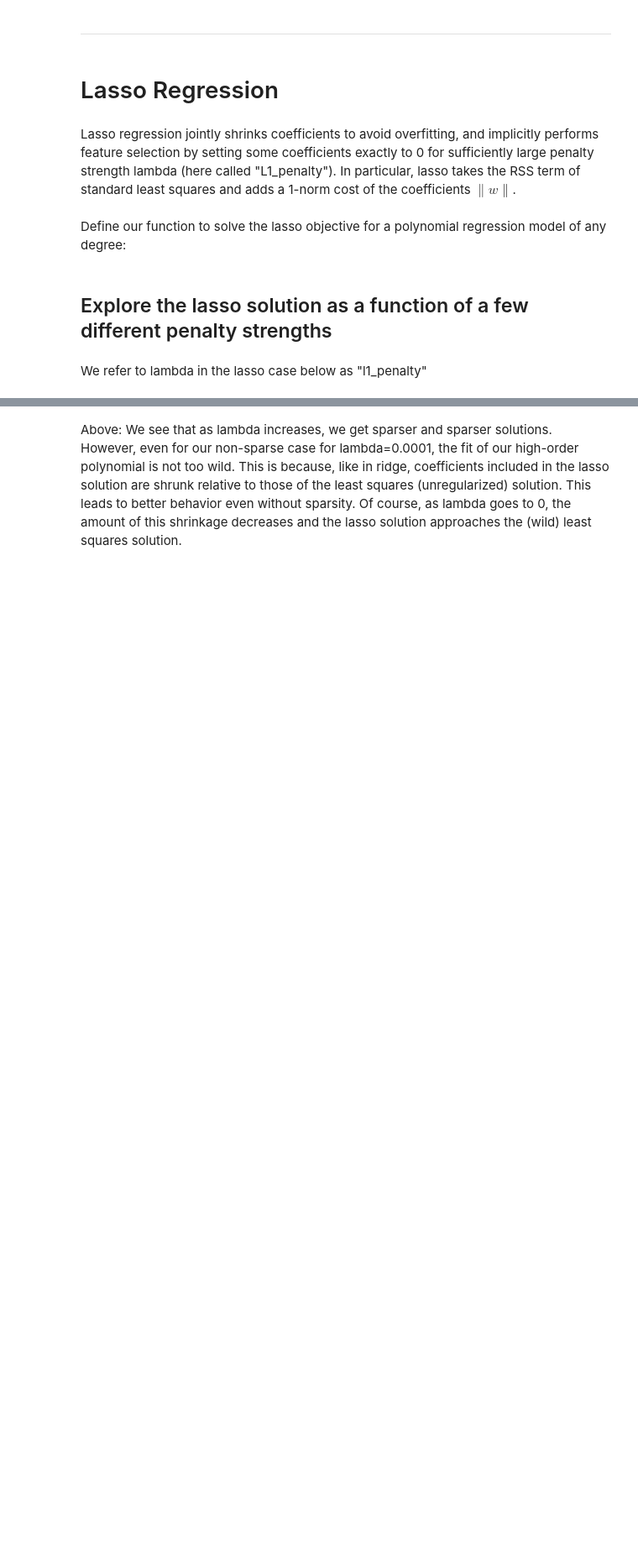
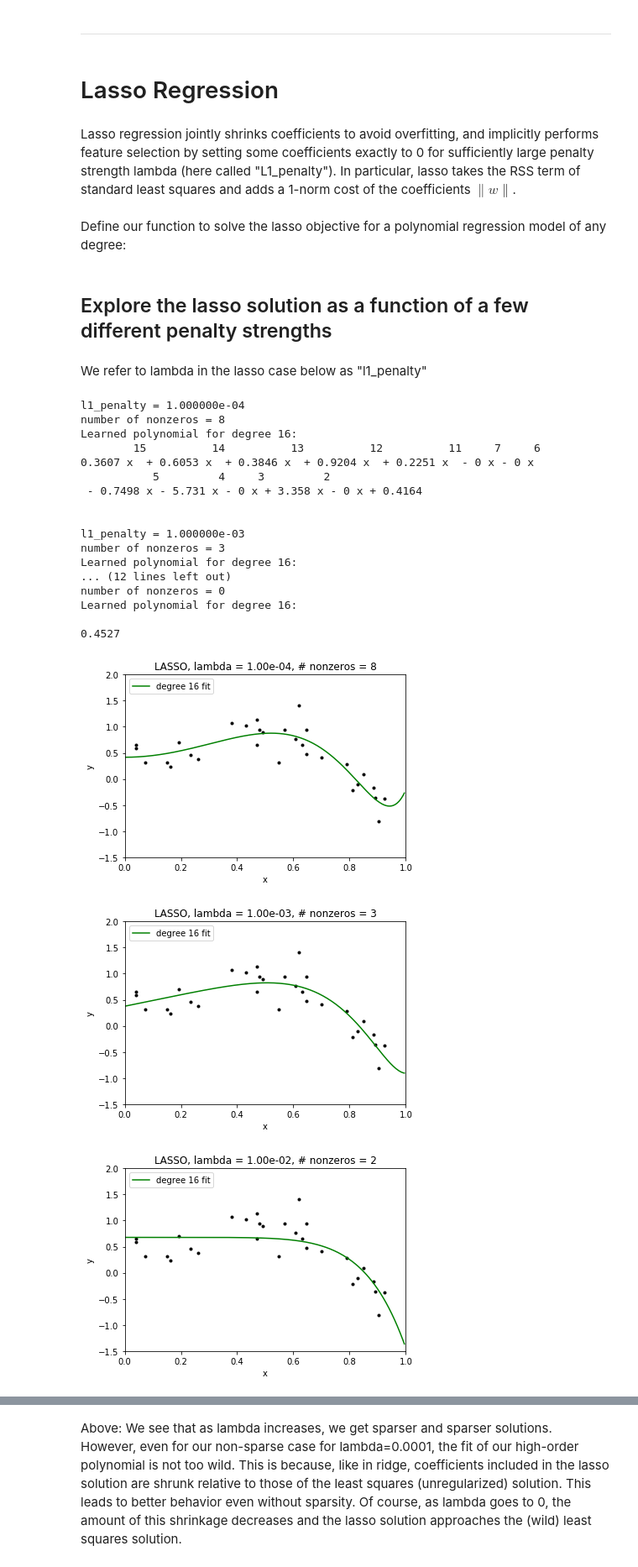
Before and after one commit to skywalker0803r/ML-MOOCs, a Jupyter notebook: uw-ml/regression/overfitting-demo-ridge-lasso.ipynb, the cells around one changed output, grey strips where cells are left out. Shown: that part at 84% size. Cells and saved outputs as stored; diff of their text form; code cells hidden in the pictures; blank space fills up the shorter version.

```diff
--- a/uw-ml/regression/overfitting-demo-ridge-lasso.ipynb
+++ b/uw-ml/regression/overfitting-demo-ridge-lasso.ipynb
@@ -318,24 +318,41 @@ Lasso regression jointly shrinks coefficients to avoid overfitting, and implicit
 Define our function to solve the lasso objective for a polynomial regression model of any degree:
 # %%
 def polynomial_lasso_regression(data, deg, l1_penalty):
-    model = graphlab.linear_regression.create(polynomial_features(data,deg),
-                                              target='Y', l2_penalty=0.,
-                                              l1_penalty=l1_penalty,
-                                              validation_set=None,
-                                              solver='fista', verbose=False,
-                                              max_iterations=3000, convergence_threshold=1e-10)
+    df = polynomial_features(data, deg)
+    model = Lasso(alpha=l1_penalty, normalize=True, max_iter=3000, tol=1e-10).fit(X=df.loc[:,'X1':], y=df.Y)
     return model
 # %% [markdown]
 ## Explore the lasso solution as a function of a few different penalty strengths
 # %% [markdown]
 We refer to lambda in the lasso case below as "l1_penalty"
 # %%
-for l1_penalty in [0.0001, 0.01, 0.1, 10]:
+for l1_penalty in [1e-4, 1e-3, 1e-2, 1e-1]:
     model = polynomial_lasso_regression(data, deg=16, l1_penalty=l1_penalty)
-    print 'l1_penalty = %e' % l1_penalty
-    print 'number of nonzeros = %d' % (model.coefficients['value']).nnz()
+    print('l1_penalty = %e' % l1_penalty)
+    print('number of nonzeros = %d' % np.count_nonzero(model.coef_))
     print_coefficients(model)
-    print '\n'
+    print('\n')
     plt.figure()
     plot_poly_predictions(data,model)
-    plt.title('LASSO, lambda = %.2e, # nonzeros = %d' % (l1_penalty, (model.coefficients['value']).nnz()))
+    plt.title('LASSO, lambda = %.2e, # nonzeros = %d' % (l1_penalty, np.count_nonzero(model.coef_)))
+# %% [output]
+l1_penalty = 1.000000e-04
+number of nonzeros = 8
+Learned polynomial for degree 16:
+        15          14          13          12          11     7     6
+0.3607 x  + 0.6053 x  + 0.3846 x  + 0.9204 x  + 0.2251 x  - 0 x - 0 x
+           5         4     3         2
+ - 0.7498 x - 5.731 x - 0 x + 3.358 x - 0 x + 0.4164
+
+
+l1_penalty = 1.000000e-03
+number of nonzeros = 3
+Learned polynomial for degree 16:
+... (12 lines left out)
+number of nonzeros = 0
+Learned polynomial for degree 16:
+
+0.4527
+[figure, added]
+[figure, added]
+[figure, added]
```
Also changed, not shown: parts of 2 cells of this notebook, 2 other files.
